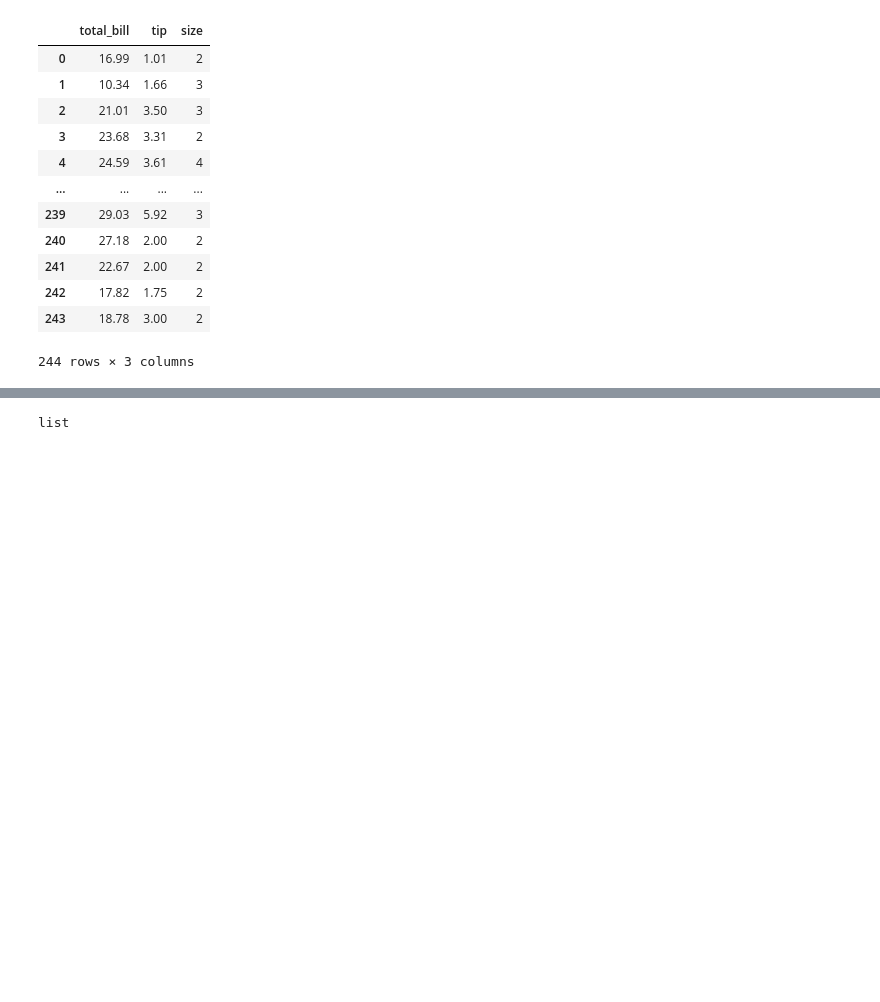
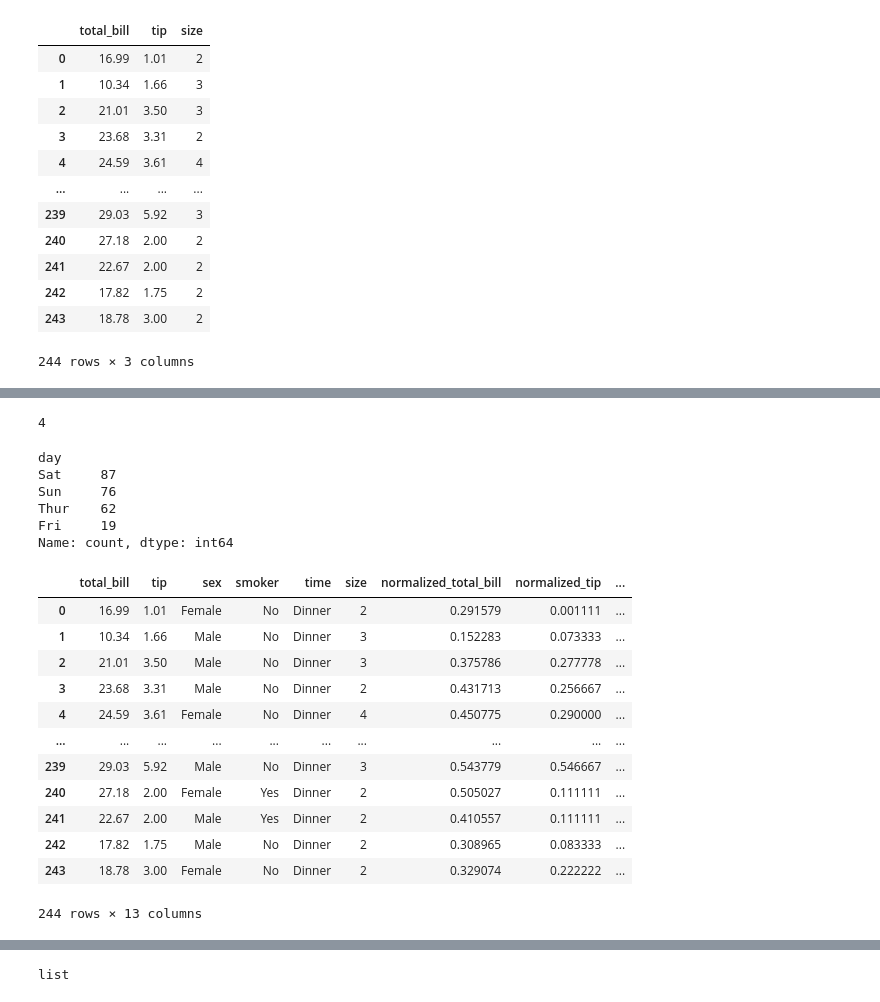
Before and after one commit to Olahubert/ML-Foundation, a Jupyter notebook: ML Normalization and Standardization.ipynb, the cells around one changed output, grey strips where cells are left out. Drawn from its saved outputs; the diff is of its cells as text; code cells hidden in the pictures; blank space fills up the shorter version.

```diff
--- a/ML Normalization and Standardization.ipynb
+++ b/ML Normalization and Standardization.ipynb
@@ -65,0 +187,33 @@ df1
+# %%
+#Unique value
+TIP['day'].nunique()
+# %% [output]
+4
+# %%
+TIP['day'].value_counts()
+# %% [output]
+day
+Sat     87
+Sun     76
+Thur    62
+Fri     19
+Name: count, dtype: int64
+# %%
+
+First_enc=pd.get_dummies(TIP, columns= ["day"])
+# %%
+First_enc
+# %% [output]
+|  | total_bill | tip | sex | smoker | time | size | normalized_total_bill | normalized_tip | ... |
+| 0 | 16.99 | 1.01 | Female | No | Dinner | 2 | 0.291579 | 0.001111 | ... |
+| 1 | 10.34 | 1.66 | Male | No | Dinner | 3 | 0.152283 | 0.073333 | ... |
+| 2 | 21.01 | 3.50 | Male | No | Dinner | 3 | 0.375786 | 0.277778 | ... |
+| 3 | 23.68 | 3.31 | Male | No | Dinner | 2 | 0.431713 | 0.256667 | ... |
+| 4 | 24.59 | 3.61 | Female | No | Dinner | 4 | 0.450775 | 0.290000 | ... |
+| ... | ... | ... | ... | ... | ... | ... | ... | ... | ... |
+| 239 | 29.03 | 5.92 | Male | No | Dinner | 3 | 0.543779 | 0.546667 | ... |
+| 240 | 27.18 | 2.00 | Female | Yes | Dinner | 2 | 0.505027 | 0.111111 | ... |
+| 241 | 22.67 | 2.00 | Male | Yes | Dinner | 2 | 0.410557 | 0.111111 | ... |
+| 242 | 17.82 | 1.75 | Male | No | Dinner | 2 | 0.308965 | 0.083333 | ... |
+| 243 | 18.78 | 3.00 | Female | No | Dinner | 2 | 0.329074 | 0.222222 | ... |
+244 rows × 13 columns
```
Also changed, not shown: parts of 19 cells of this notebook, 1 other file.
